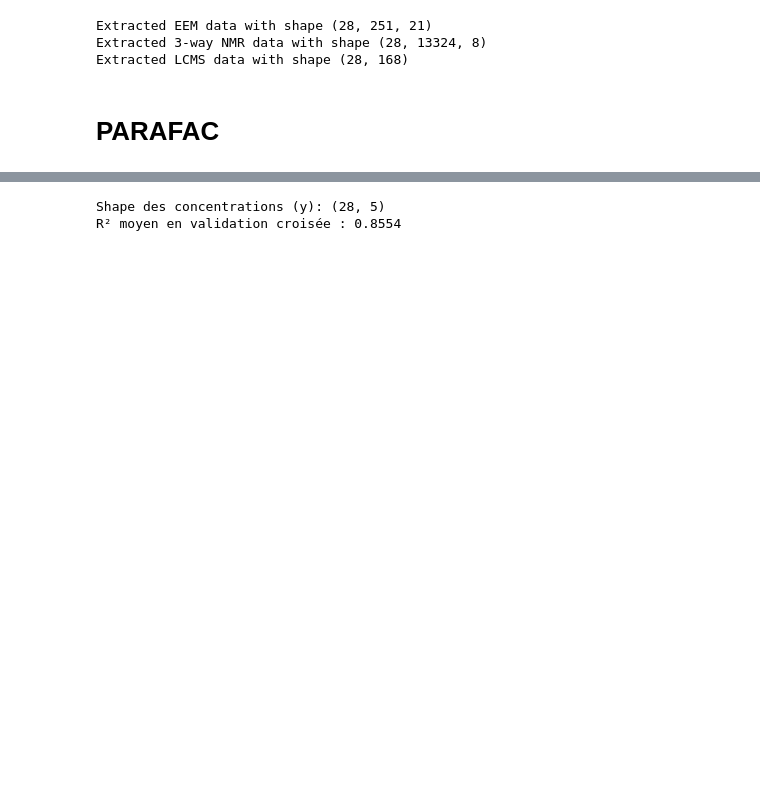
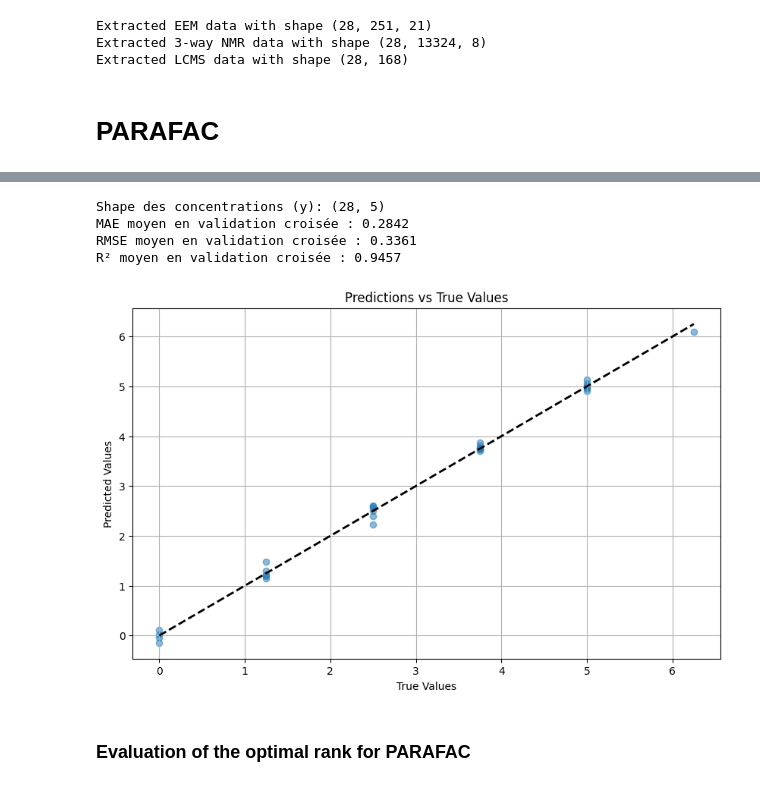
Before and after one commit to DIlyess/JODA_Multivariate_Analysis, a Jupyter notebook: notebooks/prediction.ipynb, the cells around one changed output, grey strips where cells are left out. Cells and saved outputs as stored; diff of their text form; code cells hidden in the pictures; blank space fills up the shorter version.

Commit message:
[Feat] Model selection and comparison

```diff
--- a/notebooks/prediction.ipynb
+++ b/notebooks/prediction.ipynb
@@ -16,6 +21,9 @@ from src.data_processing import DataProcessing
 # %%
 df_mat = sio.loadmat("../Acar_data/EEM_NMR_LCMS.mat")
-df_cts = pd.read_csv("../Acar_data/concentrations.txt", delim_whitespace=True)
+df_cts = concentrations = pd.read_csv(
+    "../Acar_data/concentrations.txt", sep=r"\s+", index_col=0
+)
+
 
 dp = DataProcessing(df_mat, df_cts)
 X_eem, X_nmr, X_lcms = dp.get_processed_data()
@@ -108,18 +59,47 @@ Shape finale des features fusionnés: (28, 11)
 # %%
-concentrations = pd.read_csv("Acar_data/concentrations.txt", sep=r"\s+", index_col=0)
-y = concentrations.values
-print(f"Shape des concentrations (y): {y.shape}")
+Y = df_cts.values
+print(f"Shape des concentrations (y): {Y.shape}")
+
+y = Y[:, 2]
 
 # Standardisation et régression Ridge
 scaler = StandardScaler()
-X_scaled = scaler.fit_transform(X_fused)
+X_scaled = scaler.fit_transform(X_all)
 
 alphas = np.logspace(-3, 3, 100)
 model = RidgeCV(alphas=alphas, cv=5)
 
 # Validation croisée
-scores = cross_val_score(model, X_scaled, y, cv=5, scoring="r2")
-print(f"R² moyen en validation croisée : {scores.mean():.4f}")
+scores_r2 = cross_val_score(model, X_scaled, y, cv=5, scoring="r2")
+scores_rmse = cross_val_score(
+    model, X_scaled, y, cv=5, scoring="neg_root_mean_squared_error"
+)
+scores_mae = cross_val_score(
+    model, X_scaled, y, cv=5, scoring="neg_mean_absolute_error"
+)
+print(f"MAE moyen en validation croisée : {-scores_mae.mean():.4f}")
+print(f"RMSE moyen en validation croisée : {-scores_rmse.mean():.4f}")
+print(f"R² moyen en validation croisée : {scores_r2.mean():.4f}")
 # %% [output]
 Shape des concentrations (y): (28, 5)
-R² moyen en validation croisée : 0.8554
+MAE moyen en validation croisée : 0.2842
+RMSE moyen en validation croisée : 0.3361
+R² moyen en validation croisée : 0.9457
+# %%
+# Plot predictions Vs true values
+import matplotlib.pyplot as plt
+
+model.fit(X_scaled, y)
+y_pred = model.predict(X_scaled)
+plt.figure(figsize=(10, 6))
+plt.scatter(y, y_pred, alpha=0.5)
+plt.plot([y.min(), y.max()], [y.min(), y.max()], "k--", lw=2)
+plt.xlabel("True Values")
+plt.ylabel("Predicted Values")
+plt.title("Predictions vs True Values")
+plt.grid()
+plt.show()
+# %% [output]
+[figure, added]
+# %% [markdown]
+### Evaluation of the optimal rank for PARAFAC
```
Also changed, not shown: parts of 18 cells of this notebook, 1 other file.
